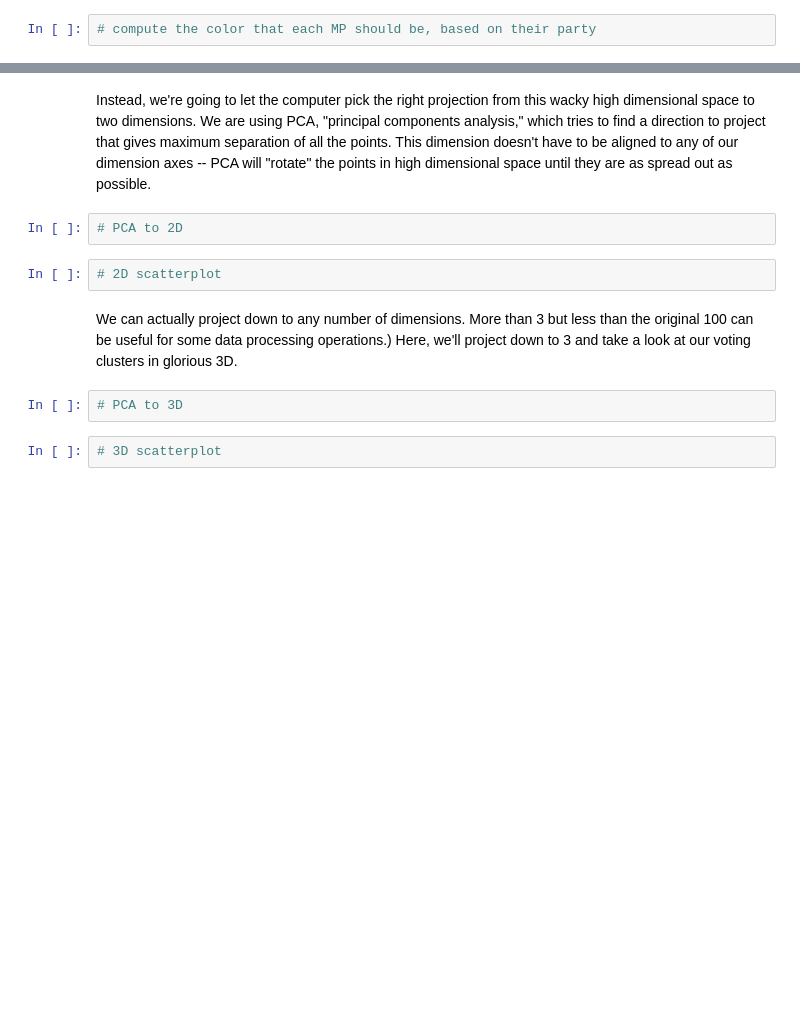
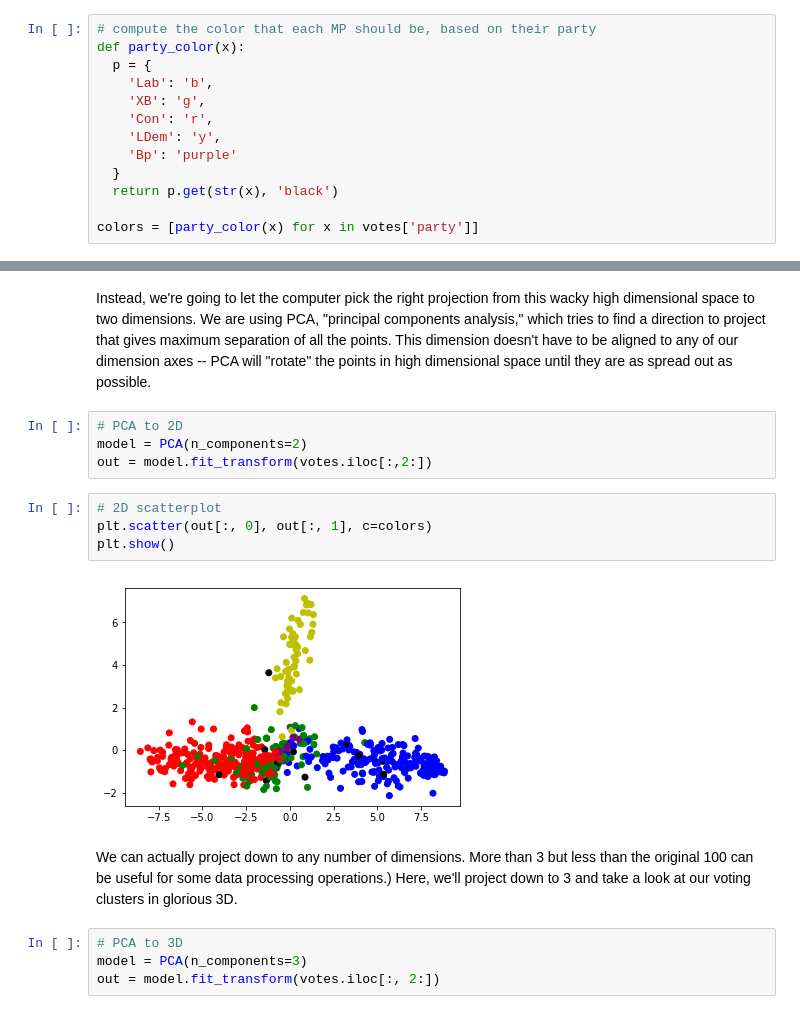
Before and after one commit to xeophin/lede-algorithms, a Jupyter notebook: week-2/week-2-2-class-empty.ipynb, the cells around one changed output, grey strips where cells are left out. Drawn from its saved outputs; the diff is of its cells as text; blank space fills up the shorter version.

```diff
--- a/week-2/week-2-2-class-empty.ipynb
+++ b/week-2/week-2-2-class-empty.ipynb
@@ -133,5 +142,16 @@ If you're interested in the original data, including the names of these politici
 We'll want to turn the list of parties in to a list of colors.
 # %%
 # compute the color that each MP should be, based on their party
+def party_color(x):
+  p = {
+    'Lab': 'b',
+    'XB': 'g',
+    'Con': 'r',
+    'LDem': 'y',
+    'Bp': 'purple'
+  }
+  return p.get(str(x), 'black')
+
+colors = [party_color(x) for x in votes['party']]
 # %% [markdown]
 Now that we've set everything up, we're ready to start projecting. We can view at most three dimensions at once with our puny human visual system. The simplest projection is just to pick three dimensions of our vectors and plot them.
@@ -141,13 +171,19 @@ Now that we've set everything up, we're ready to start projecting. We can view a
 Not very interesting. All of vote coordinates are in [-1,0,1] so no matter which votes (dimensions) we pick we can only get the corners, edges, and center of a cube. Plus, all 613 MPs overlap each other -- many MPs voted the same way on this set of three votes -- so we only see a few dots.
 # %% [markdown]
 Instead, we're going to let the computer pick the right projection from this wacky high dimensional space to two dimensions. We are using PCA, "principal components analysis," which tries to find a direction to project that gives maximum separation of all the points. This dimension doesn't have to be aligned to any of our dimension axes -- PCA will "rotate" the points in high dimensional space until they are as spread out as possible.
-# %%
-# PCA to 2D
-# %%
-# 2D scatterplot
+# %%
+# PCA to 2D
+model = PCA(n_components=2)
+out = model.fit_transform(votes.iloc[:,2:])
+# %%
+# 2D scatterplot
+plt.scatter(out[:, 0], out[:, 1], c=colors)
+plt.show()
+# %% [output]
+[figure, added]
 # %% [markdown]
 We can actually project down to any number of dimensions. More than 3 but less than the original 100 can be useful for some data processing operations.) Here, we'll project down to 3 and take a look at our voting clusters in glorious 3D.
-# %%
-# PCA to 3D
-# %%
-# 3D scatterplot
+# %%
+# PCA to 3D
+model = PCA(n_components=3)
+out = model.fit_transform(votes.iloc[:, 2:])
```
Also changed, not shown: parts of 4 cells of this notebook, 3 other files.
